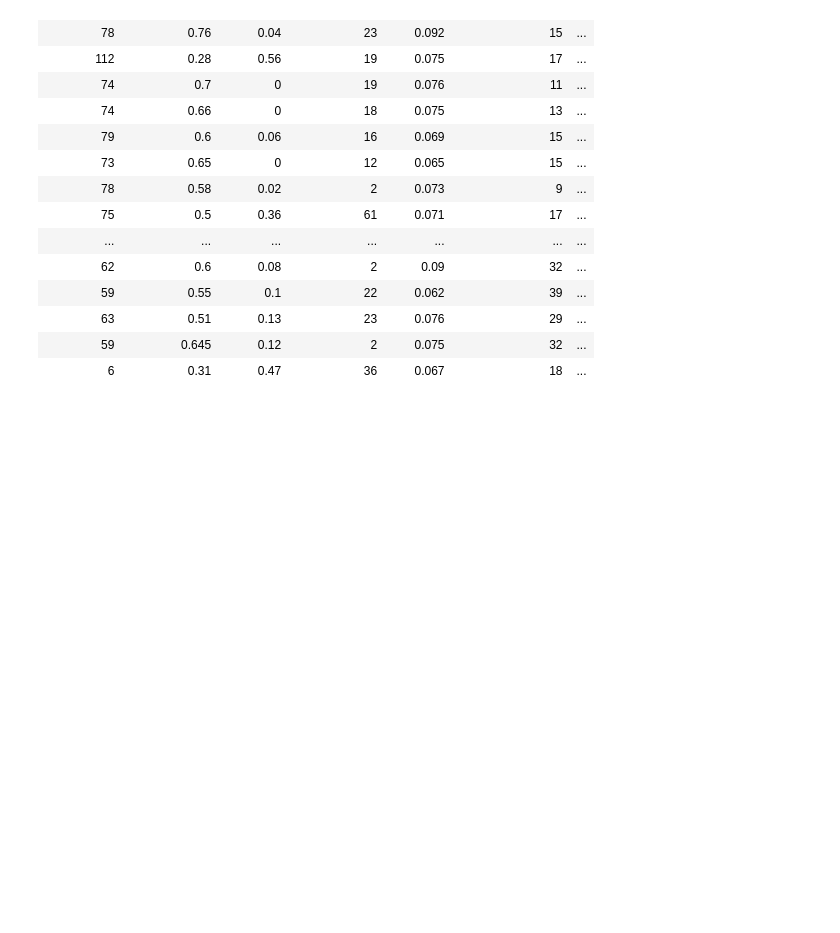
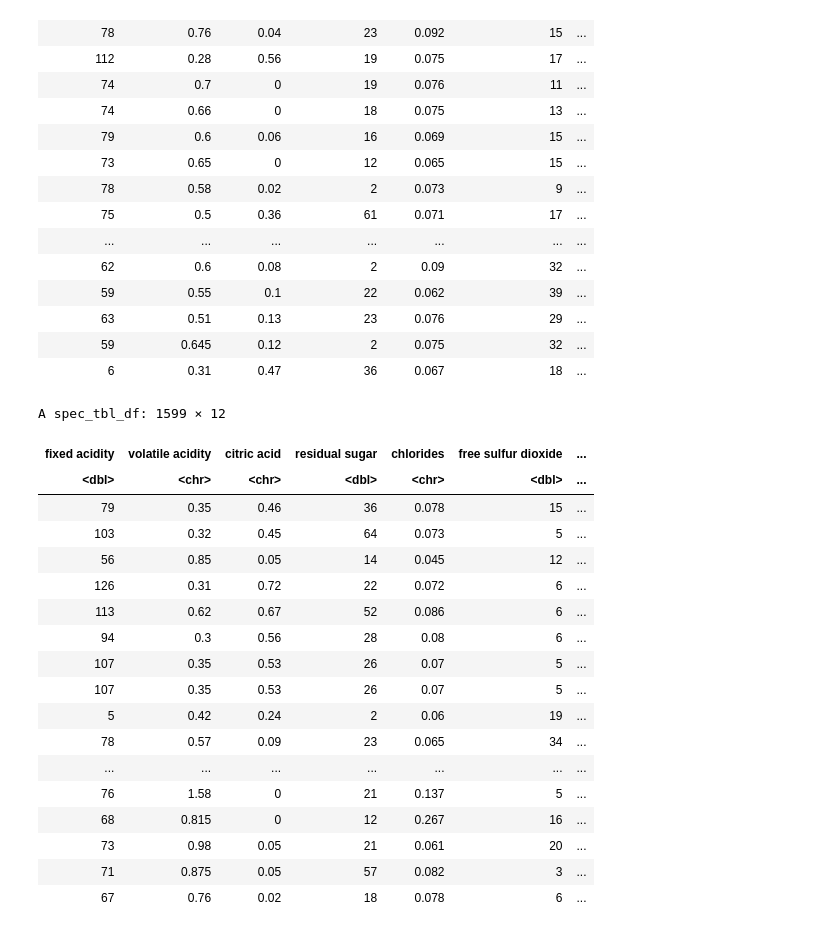
Before and after one commit to trushaan/f1_project_dsci100_163, a Jupyter notebook: proposal.ipynb, the cells around one changed output. Drawn from its saved outputs; the diff is of its cells as text; code cells hidden in the pictures; blank space fills up the shorter version.

```diff
--- a/proposal.ipynb
+++ b/proposal.ipynb
@@ -33,3 +33,26 @@ A spec_tbl_df: 1599 × 12
 | 63 | 0.51 | 0.13 | 23 | 0.076 | 29 | ... |
 | 59 | 0.645 | 0.12 | 2 | 0.075 | 32 | ... |
 | 6 | 0.31 | 0.47 | 36 | 0.067 | 18 | ... |
+# %%
+red2 <- red |> arrange(desc(quality))
+red2
+# %% [output]
+A spec_tbl_df: 1599 × 12
+| fixed acidity | volatile acidity | citric acid | residual sugar | chlorides | free sulfur dioxide | ... |
+| <dbl> | <chr> | <chr> | <dbl> | <chr> | <dbl> | ... |
+| 79 | 0.35 | 0.46 | 36 | 0.078 | 15 | ... |
+| 103 | 0.32 | 0.45 | 64 | 0.073 | 5 | ... |
+| 56 | 0.85 | 0.05 | 14 | 0.045 | 12 | ... |
+| 126 | 0.31 | 0.72 | 22 | 0.072 | 6 | ... |
+| 113 | 0.62 | 0.67 | 52 | 0.086 | 6 | ... |
+| 94 | 0.3 | 0.56 | 28 | 0.08 | 6 | ... |
+| 107 | 0.35 | 0.53 | 26 | 0.07 | 5 | ... |
+| 107 | 0.35 | 0.53 | 26 | 0.07 | 5 | ... |
+| 5 | 0.42 | 0.24 | 2 | 0.06 | 19 | ... |
+| 78 | 0.57 | 0.09 | 23 | 0.065 | 34 | ... |
+| ... | ... | ... | ... | ... | ... | ... |
+| 76 | 1.58 | 0 | 21 | 0.137 | 5 | ... |
+| 68 | 0.815 | 0 | 12 | 0.267 | 16 | ... |
+| 73 | 0.98 | 0.05 | 21 | 0.061 | 20 | ... |
+| 71 | 0.875 | 0.05 | 57 | 0.082 | 3 | ... |
+| 67 | 0.76 | 0.02 | 18 | 0.078 | 6 | ... |
```
